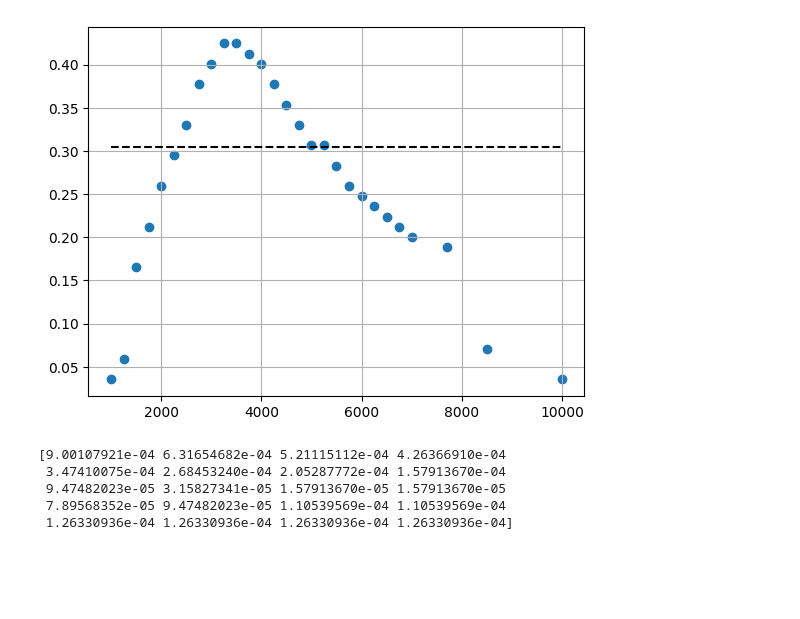
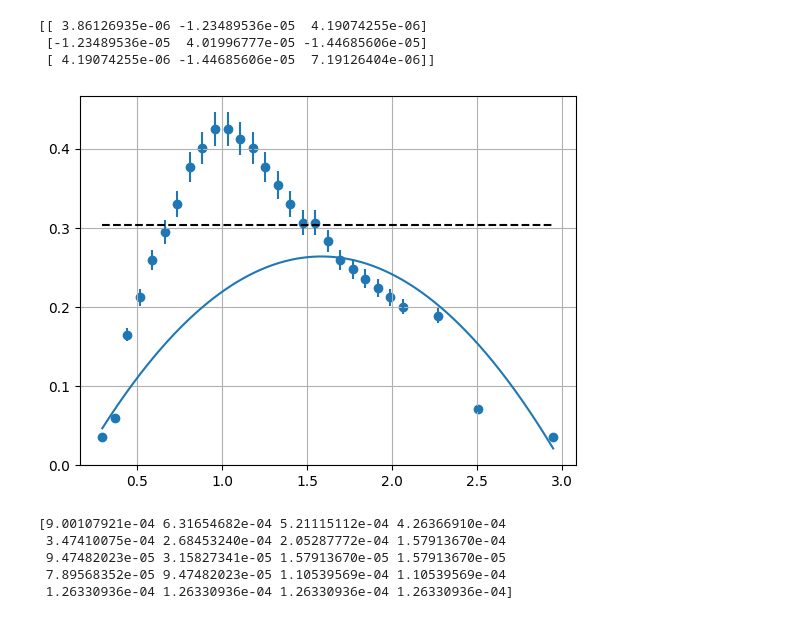
Before and after one commit to Holeryn/lab2scripts, a Jupyter notebook: 4esperienza(1).ipynb, the cells around one changed output. Drawn from its saved outputs; the diff is of its cells as text; code cells hidden in the pictures; blank space fills up the shorter version.

```diff
--- a/4esperienza(1).ipynb
+++ b/4esperienza(1).ipynb
@@ -96,19 +77,35 @@ Intercetta (intercept): 3.0748766471633466 ± 0.15693937396023594
 # %%
+NU_2 = np.array([1000.0, 1250.0, 1500.0, 1750.0, 2000.0, 2250.0, 2500.0, 2750.0, 3000.0, 3250.0, 3500.0, 3750.0, 4000.0, 4250.0, 4500.0, 4750.0, 5000.0, 5250.0, 5500.0, 5750.0, 6000.0, 6250.0, 6500.0, 6750.0, 7000.0, 7700.0, 8500.0, 10000.0])/3393.19
 A_2 = np.array([240.0, 400.0, 1120.0, 1440.0, 1760.0, 2000.0, 2240.0, 2560.0, 2720.0, 2880.0, 2880.0, 2800.0, 2720.0, 2560.0, 2400.0, 2240.0, 2080.0, 2080.0, 1920.0, 1760.0, 1680.0, 1600.0, 1520.0, 1440.0, 1360.0, 1280.0, 480.0, 240.0])/(2*3393)
-NU_2 = np.array([1000.0, 1250.0, 1500.0, 1750.0, 2000.0, 2250.0, 2500.0, 2750.0, 3000.0, 3250.0, 3500.0, 3750.0, 4000.0, 4250.0, 4500.0, 4750.0, 5000.0, 5250.0, 5500.0, 5750.0, 6000.0, 6250.0, 6500.0, 6750.0, 7000.0, 7700.0, 8500.0, 10000.0])
 
-datix = np.linspace(1000.0,10000.0,100)
+def func(x,a,b,c):
+    return a*x**2 + b*x + c
+
+err_A_2 = (A_2)/20
+plt.errorbar(NU_2, A_2, xerr=0, yerr=err_A_2, fmt= 'none')
+
+Xfit,Yfit,c,b,a,cov_matrix = tiam.fit_curve(NU_2,A_2,func,min(NU_2),max(NU_2),err_Y=err_A_2)
+
+datix = np.linspace(min(NU_2),max(NU_2),100)
 datiy = np.zeros(100)
 
 for i in range(100):
     datiy[i] = 0.43/np.sqrt(2)
 
 plt.plot(datix, datiy, 'k--')
+plt.plot(Xfit,Yfit)
 plt.scatter(NU_2, A_2)
 plt.grid()
 plt.show()
+
+
+#Da notare che ho fatto un fit parabolico inutile giusto per mostrare
+#la irregolarità della curva considerata
 # %% [output]
+[[ 3.86126935e-06 -1.23489536e-05  4.19074255e-06]
+ [-1.23489536e-05  4.01996777e-05 -1.44685606e-05]
+ [ 4.19074255e-06 -1.44685606e-05  7.19126404e-06]]
-[figure, old version]
+[figure, new version]
 # %%
 NU_3 = np.array([1000.0,  1250.0, 1500.0, 1750.0, 2000.0, 2250.0, 2500.0, 2750.0, 3000.0, 3250.0, 3500.0, 3750.0, 4000.0, 4250.0, 4500.0, 4750.0, 5000.0, 5250.0, 5500.0, 6000.0])
 DT = np.array([228.0, 160.0, 132.0, 108.0, 88.0, 68.0, 52.0, 40.0, 24.0, 8.0, 4, -4.0, -20.0, -24.0, -28.0, -28.0, -32.0, -32.0, -32.0, -32.0])*(2*np.pi)*(10**(-6))#mus
```
Also changed, not shown: parts of 7 cells of this notebook, 14 other files.
